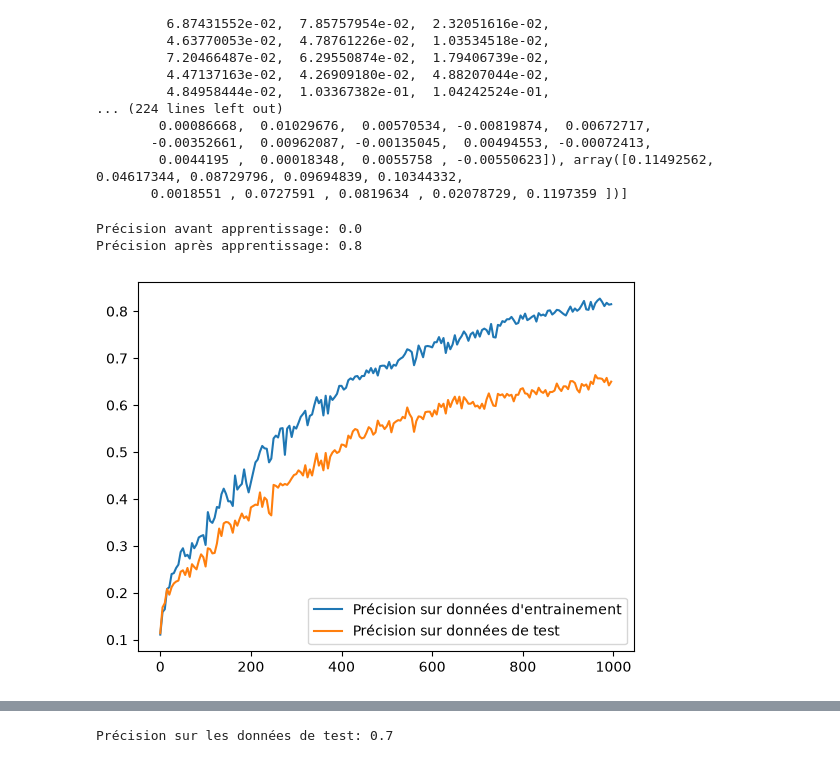
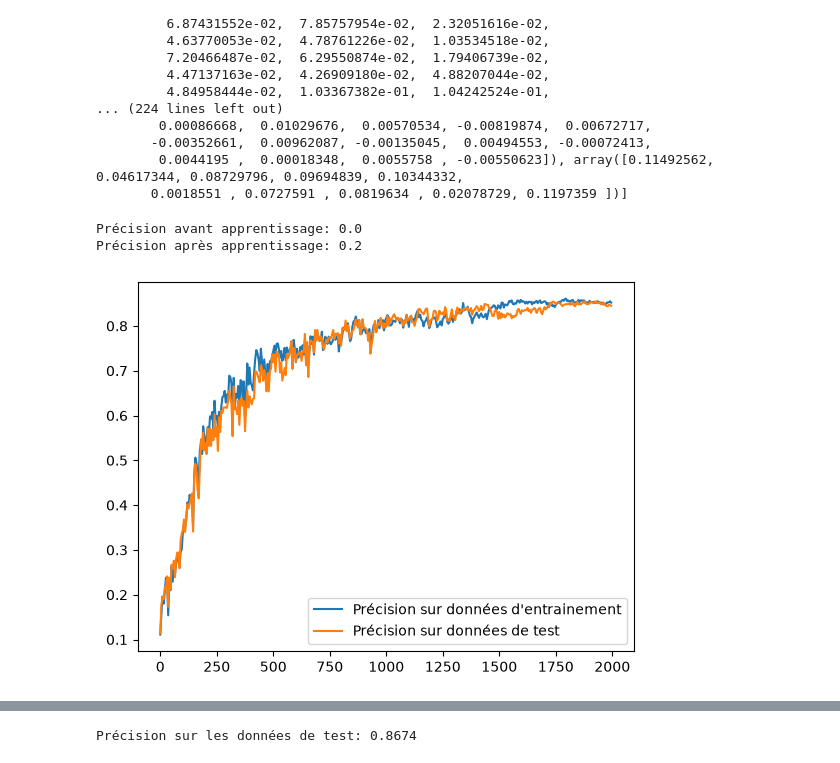
Before and after one commit to Marchand-Nicolas/Projet-MIDL-2, a Jupyter notebook: tronc_commun.ipynb, the cells around one changed output, grey strips where cells are left out. Cells and saved outputs as stored; diff of their text form; code cells hidden in the pictures.

Commit message:
nouvelle fonction taux_apprentissage et optimisations reseau

```diff
--- a/tronc_commun.ipynb
+++ b/tronc_commun.ipynb
@@ -306,7 +298,7 @@ np.random.seed(SEED)
 # On mesure sa précision sur les données d'entrainement avant et après apprentissage, pour voir si elle augmente.
 # Cela permet de vérifier que les poids sont ajustés dans le bon sens.
 # On ne cherche pas encore à mesurer la capacité du réseau à généraliser
-taux_apprentissage = 1
+taux_apprentissage = 0.5
 nb_data = 10
 reseau = Reseau([784, 64, 10])
 print("Précision avant apprentissage:", precision(reseau, X_train[:nb_data], y_train[:nb_data]))
@@ -318,5 +310,5 @@ print("Précision après apprentissage:", precision(reseau, X_train[:nb_data], y
 # On constate que la précision augmente! Donc les calculs des gradients sont à priori corrects!
 # %% [output]
 Précision avant apprentissage: 0.0
-Précision après apprentissage: 0.8
+Précision après apprentissage: 0.2
 # %%
@@ -333,26 +328,26 @@ def apprendre(reseau, X_train, y_train, taux_apprentissage, nb_iterations, taill
 # %%
 np.random.seed(SEED)
 taux_apprentissage = 1
 nb_data = 1000
-nb_iterations = 1000
+nb_iterations = 2000
 reseau = Reseau([784, 16, 16, 10])
 precisions_train = []
 precisions_test = []
 def callback(reseau, i):
     if (i % 5 == 0):
         precision_train = precision(reseau, X_train[:nb_data], y_train[:nb_data])
         precisions_train.append(precision_train)
         precision_test = precision(reseau, X_test[:nb_data], y_test[:nb_data])
         precisions_test.append(precision_test)
         clear_output(wait=True)
         plt.plot(range(0, len(precisions_train) * 5, 5), precisions_train, label="Précision sur données d'entrainement")
         plt.plot(range(0, len(precisions_test) * 5, 5), precisions_test, label="Précision sur données de test")
         plt.legend()
         plt.show()
 # Décommenter cette ligne pour lancer la simulation, sinon regarder capture d'écran ci-dessous:
-apprendre(reseau, X_train[:nb_data], y_train[:nb_data], taux_apprentissage, nb_iterations=nb_iterations, taille_mini_lot=10, callback=callback)
+#apprendre(reseau, X_train, y_train, nb_iterations=nb_iterations, taille_mini_lot=10, callback=callback)
 # %% [output]
-[figure, old version]
+[figure, new version]
 # %% [markdown]
 Résultat de la cellule ci-dessus:
 On constate que le réseau finit par prédire parfaitement sur les données d'entrainement, et dans une certaine mesure est capable de généraliser sur les données de test. Pour améliorer sa généralisation, il faudrait probablement l'entrainer sur plus de données (pour des questions de rapidité, cette simulation n'en utilie que 100)!
@@ -360,6 +355,6 @@ On constate que le réseau finit par prédire parfaitement sur les données d'en
 ![image.png](./mesure_precision.png)
 # %%
 # Test du réseau sur les données de test
-print("Précision sur les données de test:", precision(reseau, X_test[:100], y_test[:100]))
+print("Précision sur les données de test:", precision(reseau, X_test, y_test))
 # %% [output]
-Précision sur les données de test: 0.7
+Précision sur les données de test: 0.8674
```
Also changed, not shown: parts of 2 cells of this notebook.
